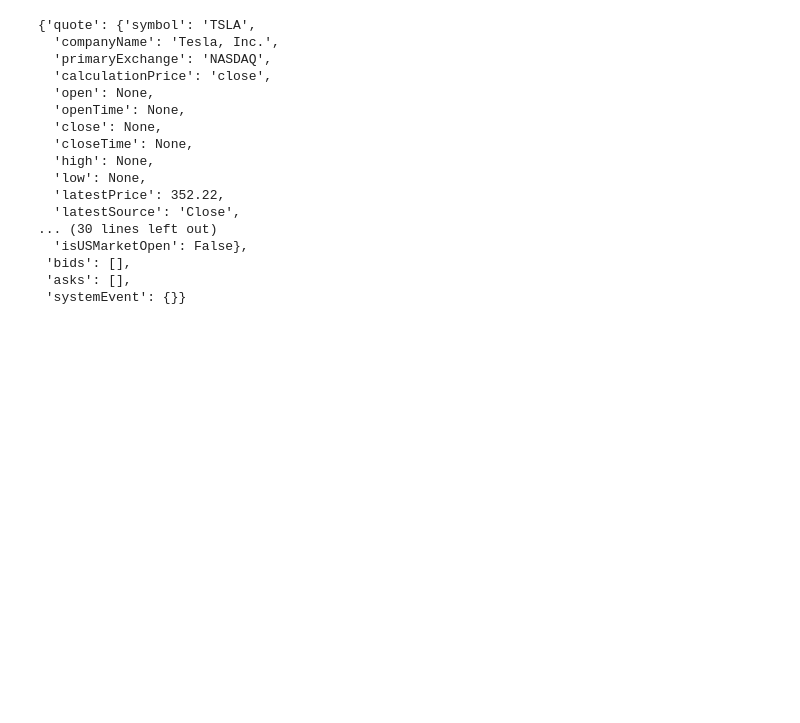
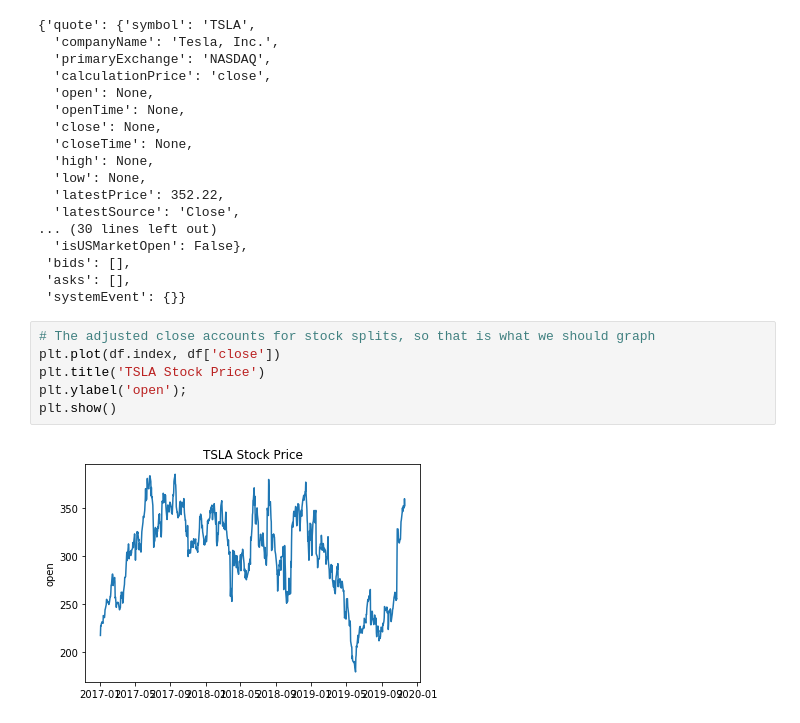
Before and after one commit to bvoisine/corr, a Jupyter notebook: Stock_Sentiment_Corr.ipynb, the cells around one changed output. Drawn from its saved outputs; the diff is of its cells as text; blank space fills up the shorter version.

```diff
--- a/Stock_Sentiment_Corr.ipynb
+++ b/Stock_Sentiment_Corr.ipynb
@@ -48,3 +42,11 @@ aapl.get_book()
  'bids': [],
  'asks': [],
  'systemEvent': {}}
+# %%
+# The adjusted close accounts for stock splits, so that is what we should graph
+plt.plot(df.index, df['close'])
+plt.title('TSLA Stock Price')
+plt.ylabel('open');
+plt.show()
+# %% [output]
+[figure, added]
```
Also changed, not shown: parts of 1 cell of this notebook.
